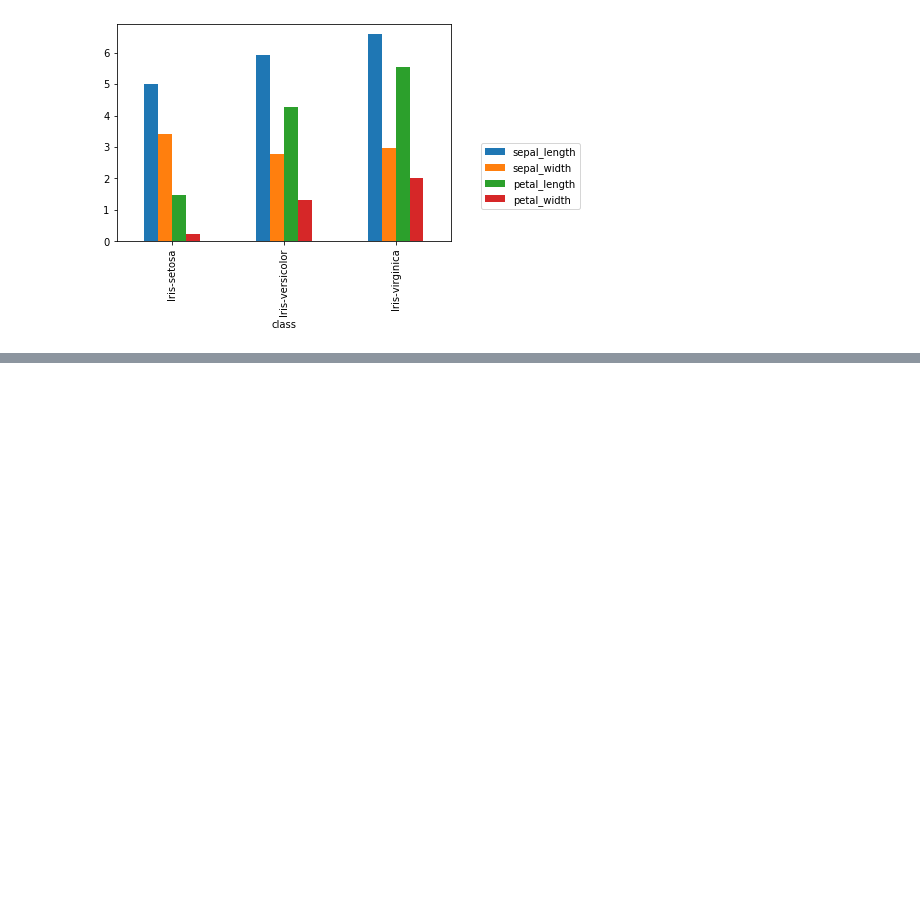
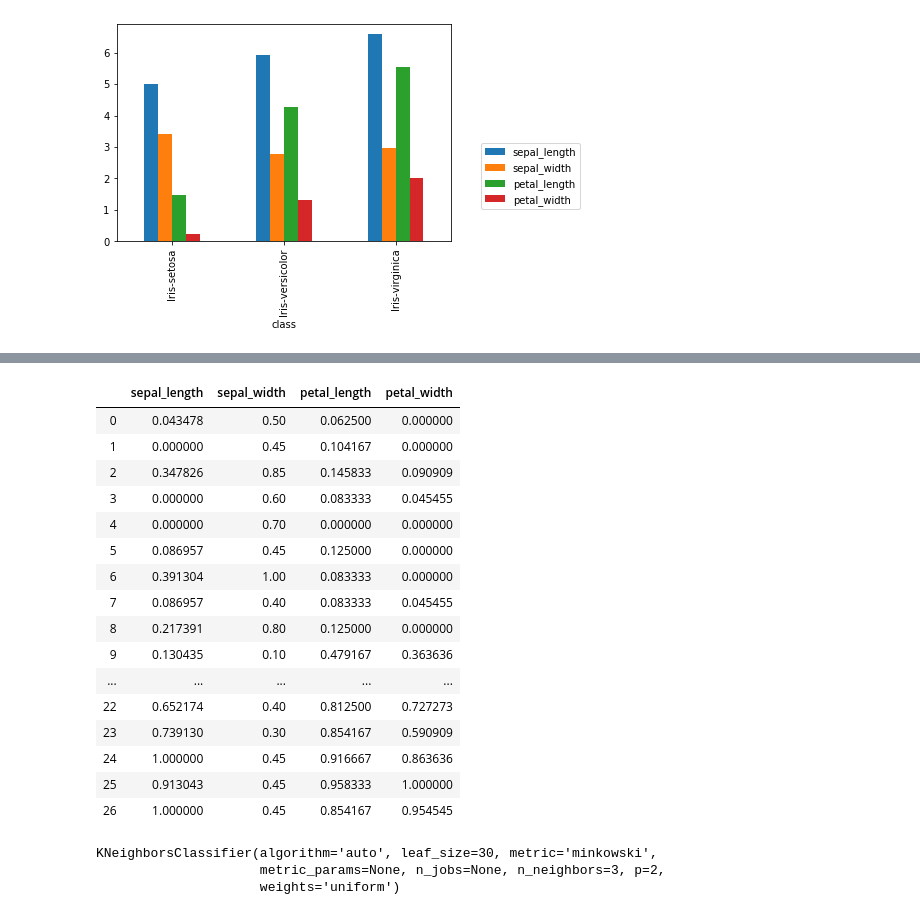
Before and after one commit to Lee7goal/XGBoostStudy, a Jupyter notebook: 0226KNN算法学习.ipynb, the cells around one changed output, grey strips where cells are left out. Saved outputs shown, nothing was run; the diff lists cells and outputs as text; code cells hidden in the pictures; blank space fills up the shorter version.

```diff
--- a/0226KNN算法学习.ipynb
+++ b/0226KNN算法学习.ipynb
@@ -134,0 +235,22 @@ test_data_origin
+# %%
+# 测试同理
+test_norm = (test_fea - test_fea.min())/(test_fea.max() - test_fea.min())
+test_norm
+# %% [output]
+|  | sepal_length | sepal_width | petal_length | petal_width |
+| 0 | 0.043478 | 0.50 | 0.062500 | 0.000000 |
+| 1 | 0.000000 | 0.45 | 0.104167 | 0.000000 |
+| 2 | 0.347826 | 0.85 | 0.145833 | 0.090909 |
+| 3 | 0.000000 | 0.60 | 0.083333 | 0.045455 |
+| 4 | 0.000000 | 0.70 | 0.000000 | 0.000000 |
+| 5 | 0.086957 | 0.45 | 0.125000 | 0.000000 |
+| 6 | 0.391304 | 1.00 | 0.083333 | 0.000000 |
+| 7 | 0.086957 | 0.40 | 0.083333 | 0.045455 |
+| 8 | 0.217391 | 0.80 | 0.125000 | 0.000000 |
+| 9 | 0.130435 | 0.10 | 0.479167 | 0.363636 |
+| ... | ... | ... | ... | ... |
+| 22 | 0.652174 | 0.40 | 0.812500 | 0.727273 |
+| 23 | 0.739130 | 0.30 | 0.854167 | 0.590909 |
+| 24 | 1.000000 | 0.45 | 0.916667 | 0.863636 |
+| 25 | 0.913043 | 0.45 | 0.958333 | 1.000000 |
+| 26 | 1.000000 | 0.45 | 0.854167 | 0.954545 |
@@ -134,0 +267,10 @@ test_data_origin
+# %%
+# 利用sklearn算法进行预测和评估
+from sklearn import neighbors
+# 定义KNN模型
+knn = neighbors.KNeighborsClassifier(n_neighbors=3)
+knn.fit(train_norm, train_label)
+# %% [output]
+KNeighborsClassifier(algorithm='auto', leaf_size=30, metric='minkowski',
+                     metric_params=None, n_jobs=None, n_neighbors=3, p=2,
+                     weights='uniform')
```
Also changed, not shown: parts of 11 cells of this notebook.
